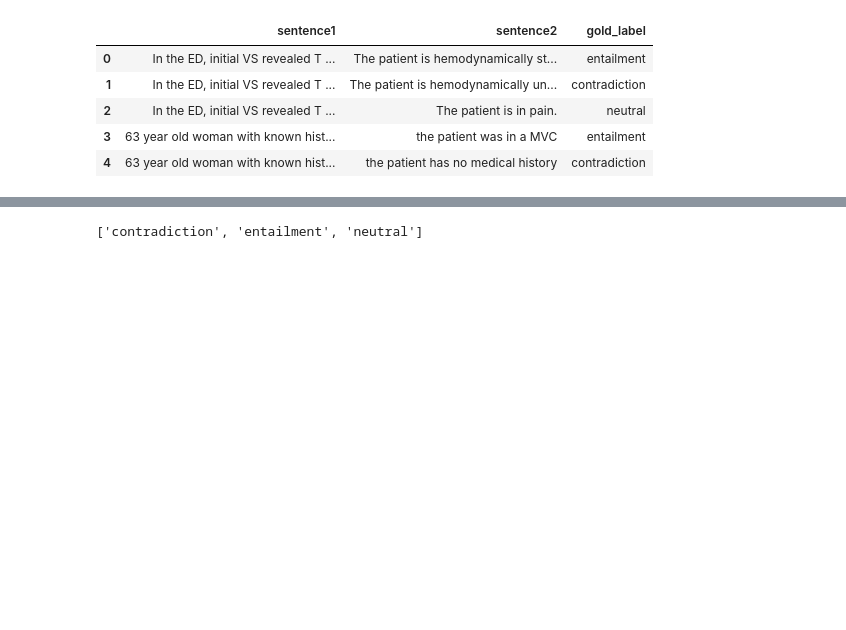
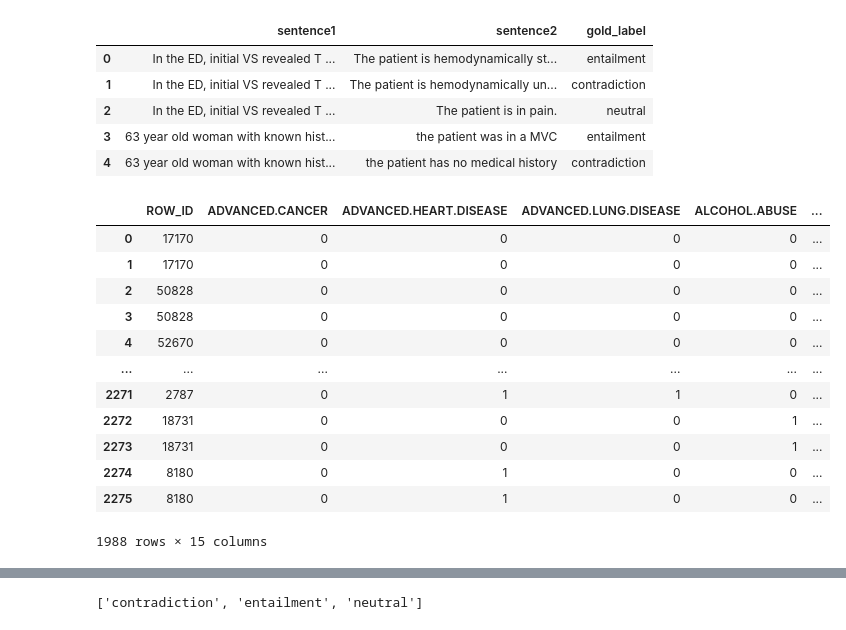
Before and after one commit to simonlevine/clinical-longformer, a Jupyter notebook: medNLI/testing_for_med_nli.ipynb, the cells around one changed output, grey strips where cells are left out. Cells and saved outputs as stored; diff of their text form; code cells hidden in the pictures; blank space fills up the shorter version.

```diff
--- a/medNLI/testing_for_med_nli.ipynb
+++ b/medNLI/testing_for_med_nli.ipynb
@@ -23,3 +23,22 @@ df.head()
 | 2 | In the ED, initial VS revealed T ... | The patient is in pain. | neutral |
 | 3 | 63 year old woman with known hist... | the patient was in a MVC | entailment |
 | 4 | 63 year old woman with known hist... | the patient has no medical history | contradiction |
+# %%
+# https://physionet.org/content/phenotype-annotations-mimic/1.20.03/
+
+#drop cases where not sure.
+mimic_iii_annot
+# %% [output]
+|  | ROW_ID | ADVANCED.CANCER | ADVANCED.HEART.DISEASE | ADVANCED.LUNG.DISEASE | ALCOHOL.ABUSE | ... |
+| 0 | 17170 | 0 | 0 | 0 | 0 | ... |
+| 1 | 17170 | 0 | 0 | 0 | 0 | ... |
+| 2 | 50828 | 0 | 0 | 0 | 0 | ... |
+| 3 | 50828 | 0 | 0 | 0 | 0 | ... |
+| 4 | 52670 | 0 | 0 | 0 | 0 | ... |
+| ... | ... | ... | ... | ... | ... | ... |
+| 2271 | 2787 | 0 | 1 | 1 | 0 | ... |
+| 2272 | 18731 | 0 | 0 | 0 | 1 | ... |
+| 2273 | 18731 | 0 | 0 | 0 | 1 | ... |
+| 2274 | 8180 | 0 | 1 | 0 | 0 | ... |
+| 2275 | 8180 | 0 | 1 | 0 | 0 | ... |
+1988 rows × 15 columns
```
Also changed, not shown: parts of 5 cells of this notebook, 4 other files.
